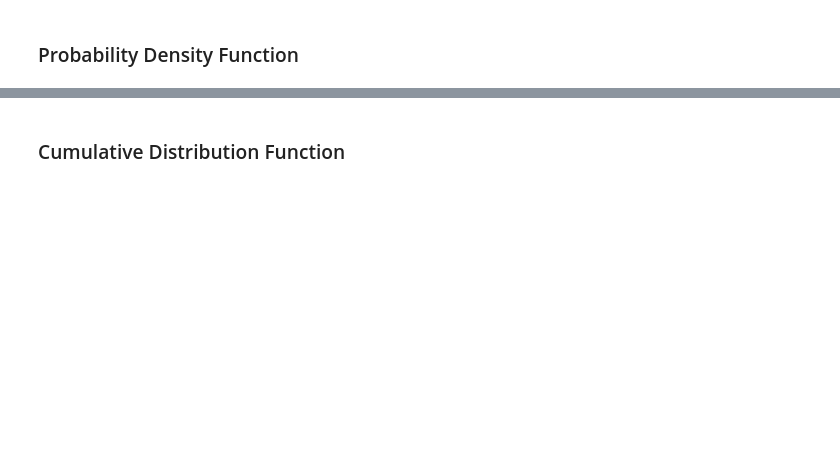
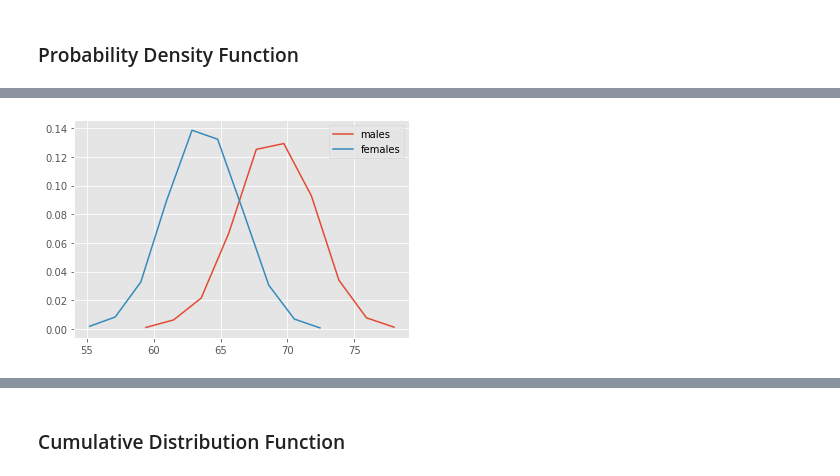
Before and after one commit to jirvingphd/fsds_pt_100719_cohort_notes, a Jupyter notebook: Instructor Notebooks/sect_18_pt2_instructor.ipynb, the cells around one changed output, grey strips where cells are left out. Cells and saved outputs as stored; diff of their text form; code cells hidden in the pictures; blank space fills up the shorter version.

```diff
--- a/Instructor Notebooks/sect_18_pt2_instructor.ipynb
+++ b/Instructor Notebooks/sect_18_pt2_instructor.ipynb
@@ -165,3 +194,19 @@ df.describe()
+# %%
+# Generate test data and test the function
+# np.random.seed(5)
+
+s = male_df['Height'].values
+x,y = density(s)
+plt.plot(x,y, label = 'males')
+
+s = female_df['Height'].values
+x,y = density(s)
+plt.plot(x,y, label = 'females')
+
+plt.legend()
+plt.show()
+# %% [output]
+[figure, added]
 # %%
 def kde_boxplot(x):
     import scipy.stats as stats
```
Also changed, not shown: parts of 60 cells of this notebook, 1 other file.
